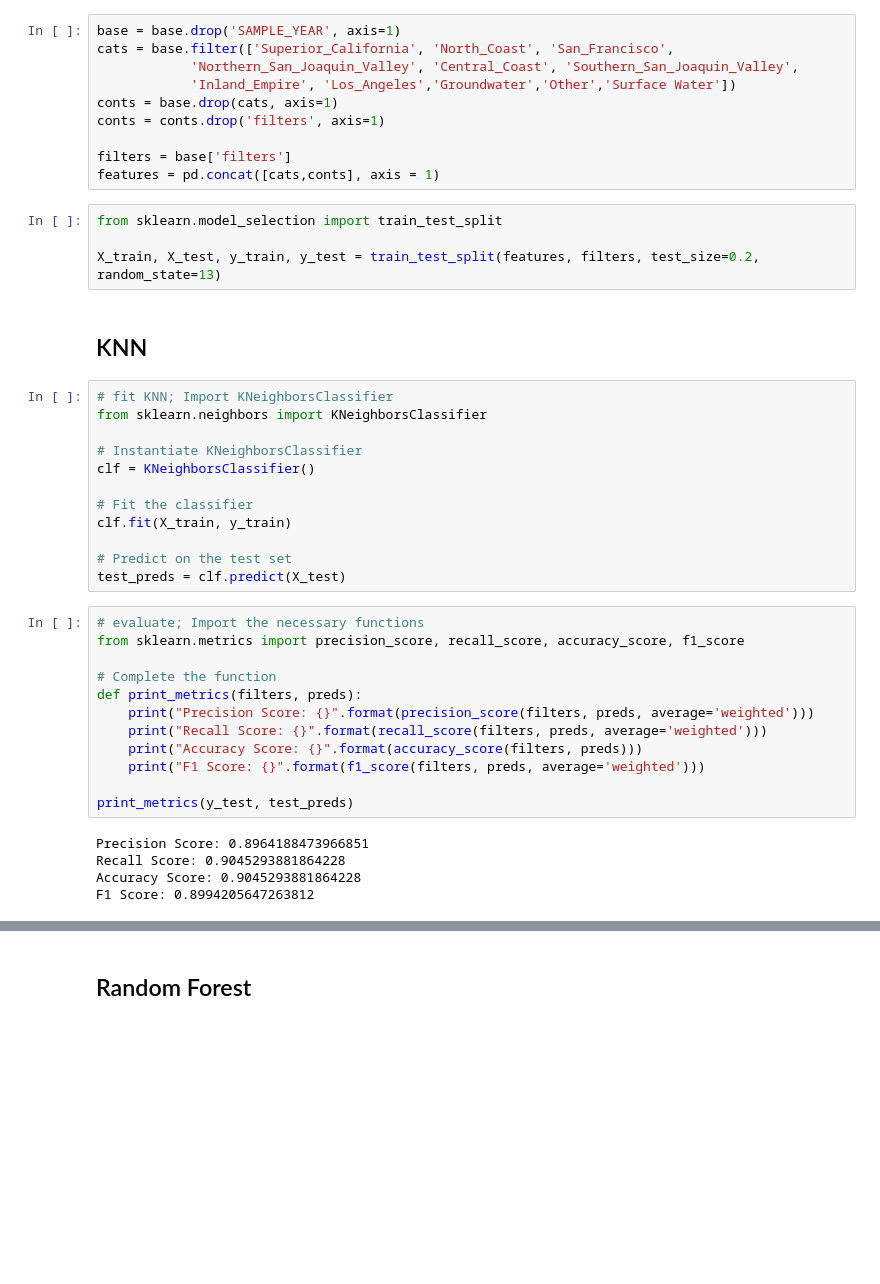
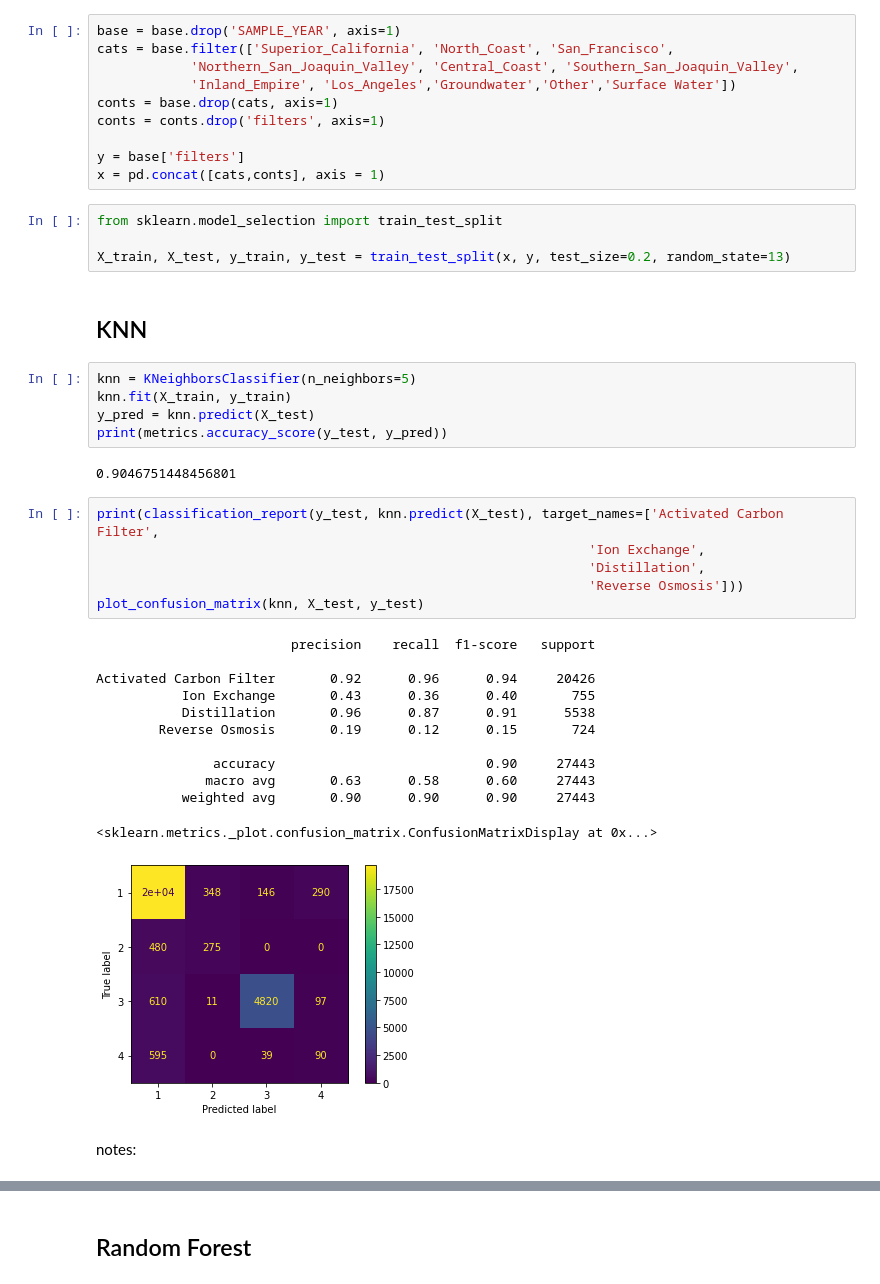
Before and after one commit to kathanner/water-filters, a Jupyter notebook: modeling.ipynb, the cells around one changed output, grey strips where cells are left out. Cells and saved outputs as stored; diff of their text form; blank space fills up the shorter version.

Commit message:
visualization updates

```diff
--- a/modeling.ipynb
+++ b/modeling.ipynb
@@ -41,40 +64,39 @@ cats = base.filter(['Superior_California', 'North_Coast', 'San_Francisco',
 conts = base.drop(cats, axis=1)
 conts = conts.drop('filters', axis=1)
 
-filters = base['filters']
-features = pd.concat([cats,conts], axis = 1)
+y = base['filters']
+x = pd.concat([cats,conts], axis = 1)
 # %%
 from sklearn.model_selection import train_test_split
 
-X_train, X_test, y_train, y_test = train_test_split(features, filters, test_size=0.2, random_state=13)
+X_train, X_test, y_train, y_test = train_test_split(x, y, test_size=0.2, random_state=13)
 # %% [markdown]
 ## KNN
-# %%
-# fit KNN; Import KNeighborsClassifier
-from sklearn.neighbors import KNeighborsClassifier
-
-# Instantiate KNeighborsClassifier
-clf = KNeighborsClassifier()
-
-# Fit the classifier
-clf.fit(X_train, y_train)
-
-# Predict on the test set
-test_preds = clf.predict(X_test)
-# %%
-# evaluate; Import the necessary functions
-from sklearn.metrics import precision_score, recall_score, accuracy_score, f1_score
-
-# Complete the function
-def print_metrics(filters, preds):
-    print("Precision Score: {}".format(precision_score(filters, preds, average='weighted')))
-    print("Recall Score: {}".format(recall_score(filters, preds, average='weighted')))
-    print("Accuracy Score: {}".format(accuracy_score(filters, preds)))
-    print("F1 Score: {}".format(f1_score(filters, preds, average='weighted')))
-
-print_metrics(y_test, test_preds)
-# %% [output]
-Precision Score: 0.8964188473966851
-Recall Score: 0.9045293881864228
-Accuracy Score: 0.9045293881864228
-F1 Score: 0.8994205647263812
+# %%
+knn = KNeighborsClassifier(n_neighbors=5)
+knn.fit(X_train, y_train)
+y_pred = knn.predict(X_test)
+print(metrics.accuracy_score(y_test, y_pred))
+# %% [output]
+0.9046751448456801
+# %%
+print(classification_report(y_test, knn.predict(X_test), target_names=['Activated Carbon Filter',
+                                                               'Ion Exchange',
+                                                               'Distillation',
+                                                               'Reverse Osmosis']))
+plot_confusion_matrix(knn, X_test, y_test)
+# %% [output]
+                         precision    recall  f1-score   support
+
+Activated Carbon Filter       0.92      0.96      0.94     20426
+           Ion Exchange       0.43      0.36      0.40       755
+           Distillation       0.96      0.87      0.91      5538
+        Reverse Osmosis       0.19      0.12      0.15       724
+
+               accuracy                           0.90     27443
+              macro avg       0.63      0.58      0.60     27443
+           weighted avg       0.90      0.90      0.90     27443
+<sklearn.metrics._plot.confusion_matrix.ConfusionMatrixDisplay at 0x...>
+[figure, added]
+# %% [markdown]
+notes:
```
Also changed, not shown: parts of 23 cells of this notebook, 3 other files.
